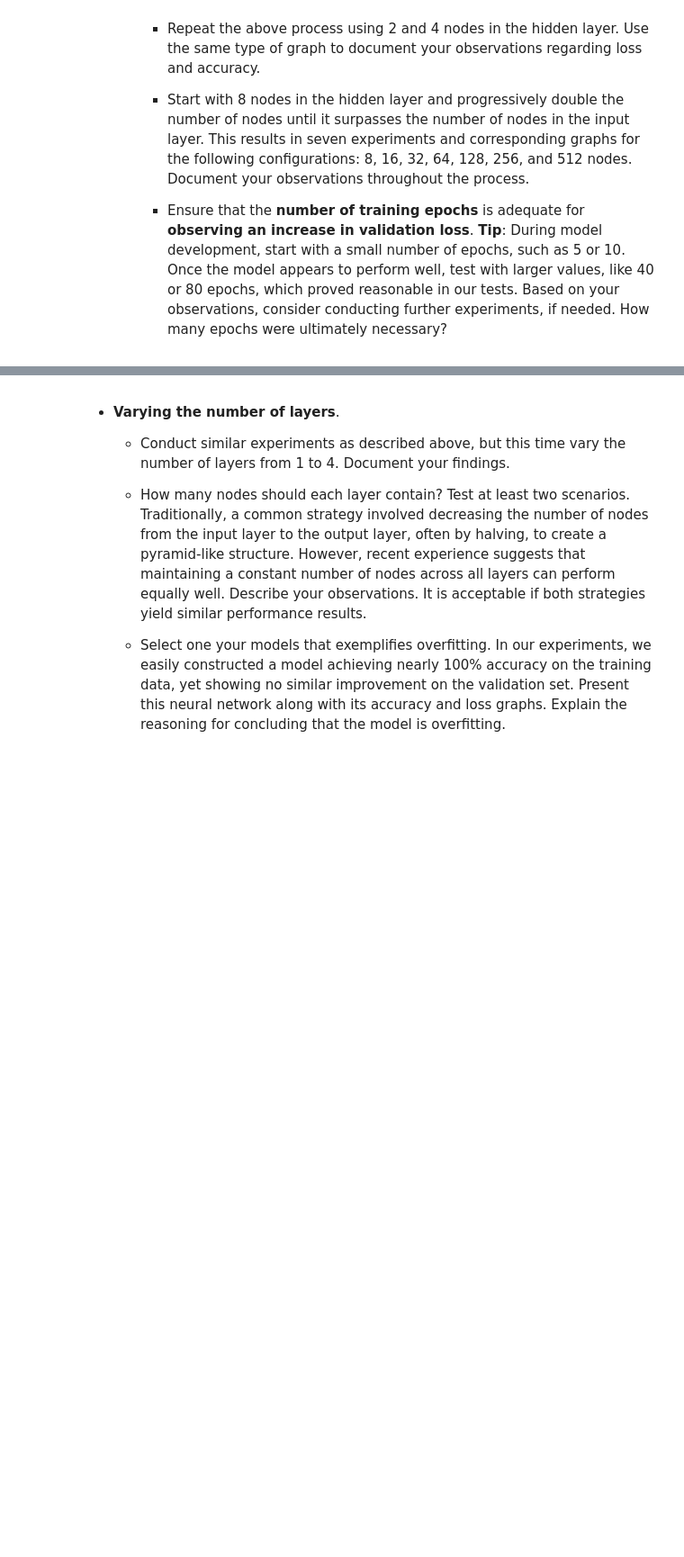
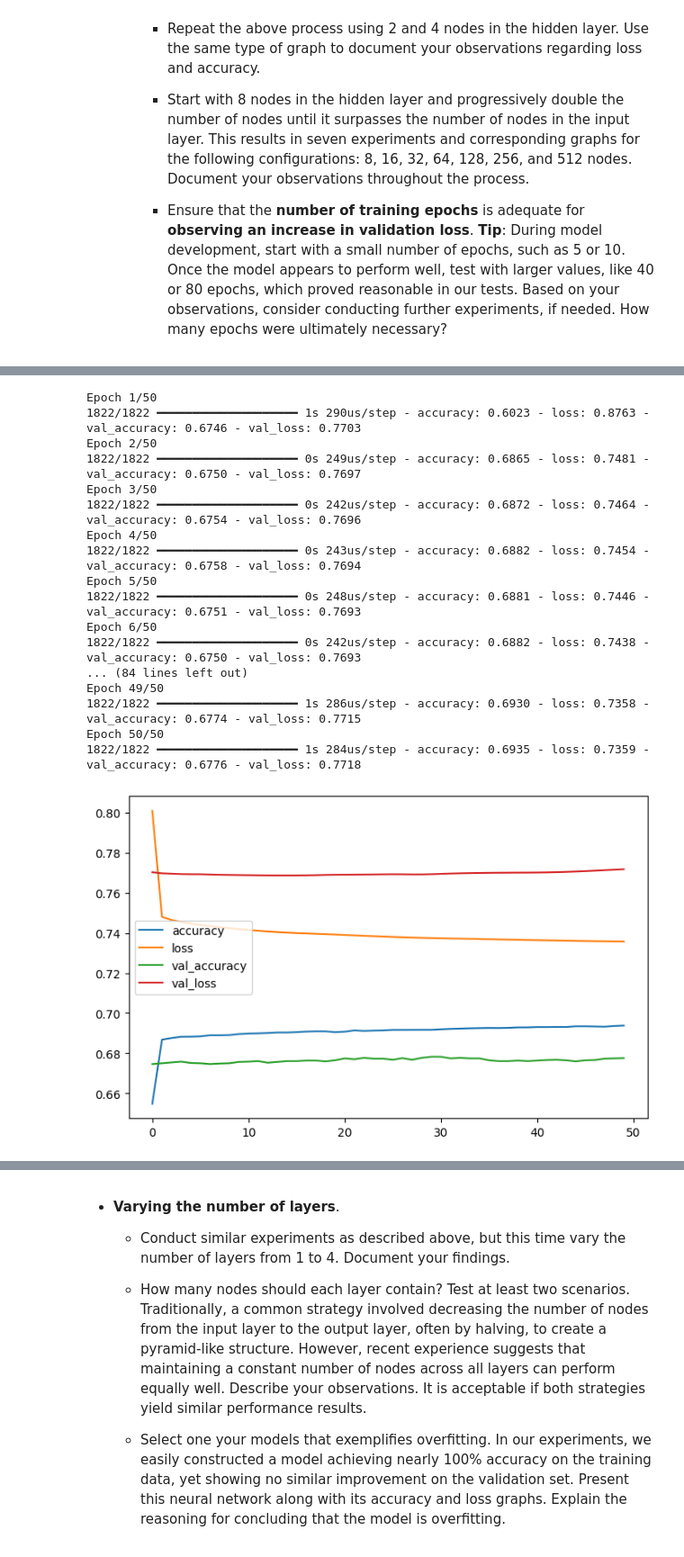
Before and after one commit to JoeZhang1000/CSI-4106-Assignment-3, a Jupyter notebook: Joe_Zhang_Christian_Paravalos_CSI4106_Assignment_3_30245795_300231900.ipynb, the cells around one changed output, grey strips where cells are left out. Shown at 90% size. Saved outputs shown, nothing was run; the diff lists cells and outputs as text; code cells hidden in the pictures; blank space fills up the shorter version.

```diff
--- a/Joe_Zhang_Christian_Paravalos_CSI4106_Assignment_3_30245795_300231900.ipynb
+++ b/Joe_Zhang_Christian_Paravalos_CSI4106_Assignment_3_30245795_300231900.ipynb
@@ -372,0 +473,35 @@ Epoch 50/50
+# %%
+# For this part, we have 8 nodes in the hidden layer
+tf.random.set_seed(42)
+
+model = tf.keras.Sequential()
+
+model.add(tf.keras.layers.InputLayer(shape = [462]))
+model.add(tf.keras.layers.Flatten())
+model.add(tf.keras.layers.Dense(8))
+model.add(tf.keras.layers.Dense(3, activation = "softmax"))
+model.compile(loss="sparse_categorical_crossentropy", metrics = ['accuracy'])
+
+
+history = model.fit(X_train, y_train, epochs = 50, validation_data = (X_valid, y_valid))
+pd.DataFrame(history.history).plot(figsize=(8,5))
+plt.show()
+# %% [output]
+Epoch 1/50
+1822/1822 ━━━━━━━━━━━━━━━━━━━━ 1s 290us/step - accuracy: 0.6023 - loss: 0.8763 - val_accuracy: 0.6746 - val_loss: 0.7703
+Epoch 2/50
+1822/1822 ━━━━━━━━━━━━━━━━━━━━ 0s 249us/step - accuracy: 0.6865 - loss: 0.7481 - val_accuracy: 0.6750 - val_loss: 0.7697
+Epoch 3/50
+1822/1822 ━━━━━━━━━━━━━━━━━━━━ 0s 242us/step - accuracy: 0.6872 - loss: 0.7464 - val_accuracy: 0.6754 - val_loss: 0.7696
+Epoch 4/50
+1822/1822 ━━━━━━━━━━━━━━━━━━━━ 0s 243us/step - accuracy: 0.6882 - loss: 0.7454 - val_accuracy: 0.6758 - val_loss: 0.7694
+Epoch 5/50
+1822/1822 ━━━━━━━━━━━━━━━━━━━━ 0s 248us/step - accuracy: 0.6881 - loss: 0.7446 - val_accuracy: 0.6751 - val_loss: 0.7693
+Epoch 6/50
+1822/1822 ━━━━━━━━━━━━━━━━━━━━ 0s 242us/step - accuracy: 0.6882 - loss: 0.7438 - val_accuracy: 0.6750 - val_loss: 0.7693
+... (84 lines left out)
+Epoch 49/50
+1822/1822 ━━━━━━━━━━━━━━━━━━━━ 1s 286us/step - accuracy: 0.6930 - loss: 0.7358 - val_accuracy: 0.6774 - val_loss: 0.7715
+Epoch 50/50
+1822/1822 ━━━━━━━━━━━━━━━━━━━━ 1s 284us/step - accuracy: 0.6935 - loss: 0.7359 - val_accuracy: 0.6776 - val_loss: 0.7718
+[figure, added]
```
Also changed, not shown: parts of 56 cells of this notebook.
